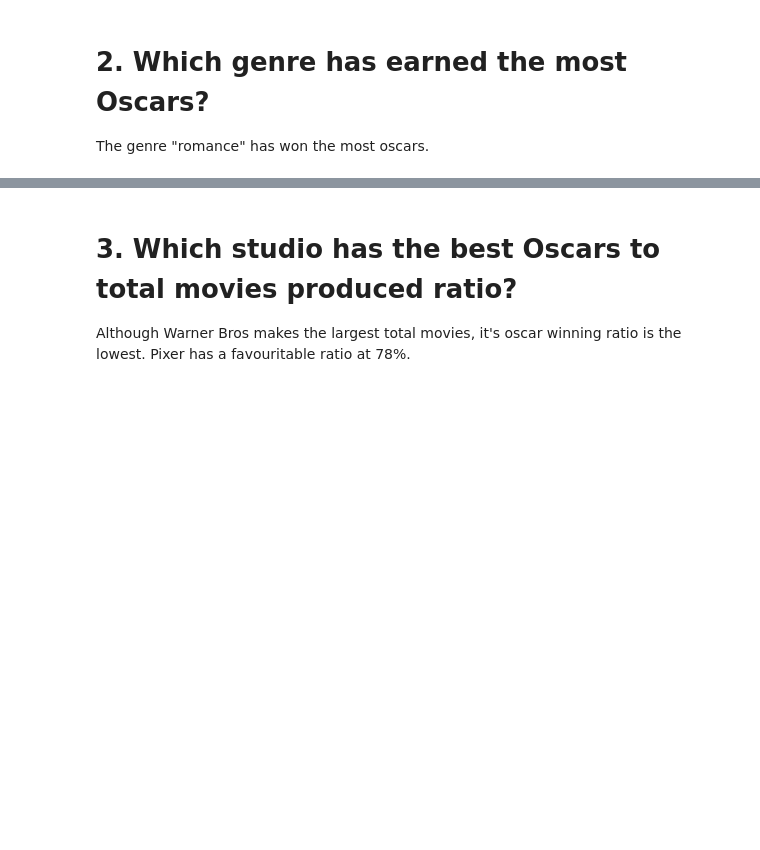
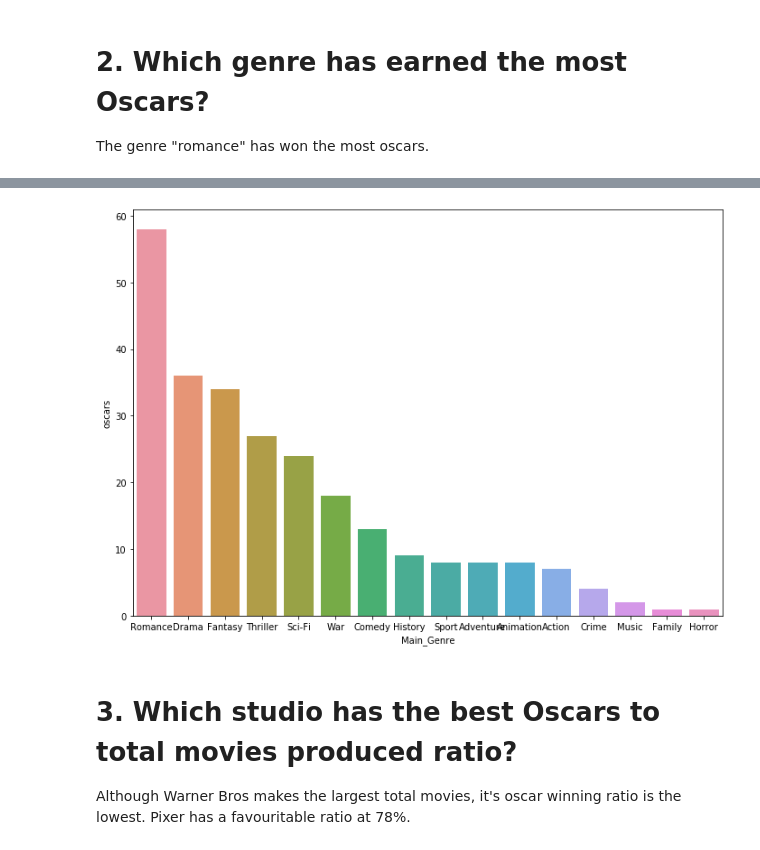
Before and after one commit to Fl00rtje/PyLadiesAms, a Jupyter notebook: Capstone Project Team 1.ipynb, the cells around one changed output, grey strips where cells are left out. Saved outputs shown, nothing was run; the diff lists cells and outputs as text; code cells hidden in the pictures; blank space fills up the shorter version.

Commit message:
add Q2 plot

```diff
--- a/Capstone Project Team 1.ipynb
+++ b/Capstone Project Team 1.ipynb
@@ -233,3 +196,13 @@ fig.show()
+# %%
+# plot the number of oscars per genre
+data_plot = df1['Main_Genre'].value_counts().rename_axis('Main_Genre').reset_index(name='oscars')
+
+a4_dims = (11.7, 8.27)
+fig, ax = pyplot.subplots(figsize=a4_dims)
+
+sns.barplot(x='Main_Genre', y='oscars', data=data_plot, );
+# %% [output]
+[figure, added]
 # %% [markdown]
 # 3. Which studio has the best Oscars to total movies produced ratio?
 Although Warner Bros makes the largest total movies, it's oscar winning ratio is the lowest.
```
Also changed, not shown: parts of 5 cells of this notebook.
